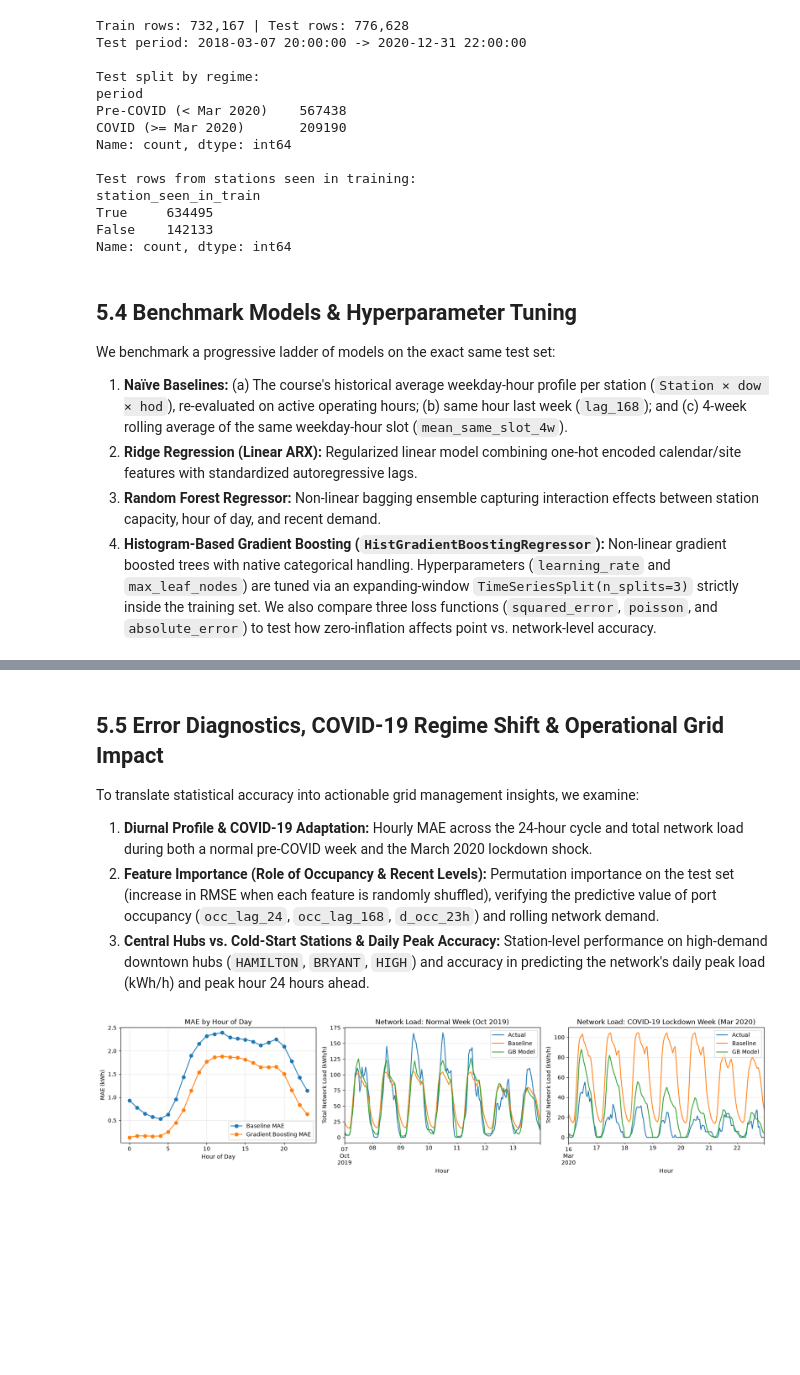
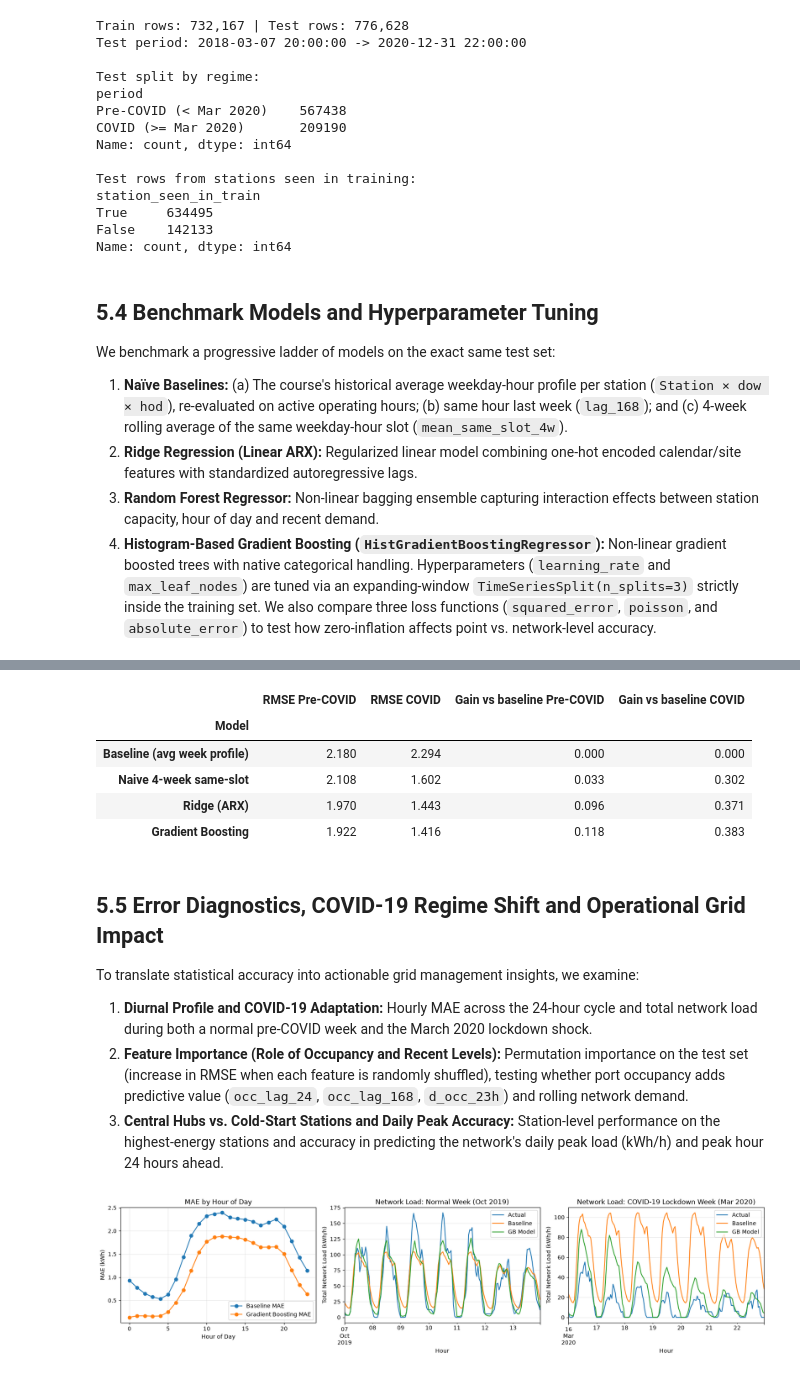
Before and after one commit to FridaGi/ITBA, a Jupyter notebook: ITBA_Project.ipynb, the cells around one changed output, grey strips where cells are left out. Cells and saved outputs as stored; diff of their text form; code cells hidden in the pictures; blank space fills up the shorter version.

```diff
--- a/ITBA_Project.ipynb
+++ b/ITBA_Project.ipynb
@@ -967,8 +967,8 @@ To ensure that every prediction for day $D+1$ can be generated at 23:59 of day $
 # %%
-# 1. Calendar & cyclical features for target day D+1
+# 1. Calendar and cyclical features for target day D+1
 H["date"] = H["Hour"].dt.normalize()
 H["hod"] = H["Hour"].dt.hour
-H["dow"] = H["Hour"].dt.dayofweek
+H["dow"] = H["Hour"].dt.day_of_week
 H["month"] = H["Hour"].dt.month
 H["is_weekend"] = (H["dow"] >= 5).astype(int)
 H["hod_sin"] = np.sin(2 * np.pi * H["hod"] / 24.0)
@@ -977,7 +977,7 @@ H["hod_cos"] = np.cos(2 * np.pi * H["hod"] / 24.0)
 hol = USFederalHolidayCalendar().holidays(H["date"].min(), H["date"].max())
 H["is_holiday"] = H["date"].isin(hol).astype(int)
 
-# 2. Day-level station & network features observed up to 23:59 of day D
+# 2. Day-level station and network features observed up to 23:59 of day D
 day = H.groupby(["Station Name", "date"]).agg(
     E_day=("Energy", "sum"),
     occ_day=("Occ", "sum"),
@@ -1017,7 +1017,7 @@ H["mean_same_slot_4w"] = sum(gs["Energy"].shift(168 * k) for k in range(1, 5)) /
 H["occ_lag_24"] = gs["Occ"].shift(24)
 H["occ_lag_168"] = gs["Occ"].shift(168)
 
-# 4. Static station & site features (for cross-station learning and cold-start stations)
+# 4. Static station and site features (for cross-station learning and stations that started in the test period)
 d2 = df.copy()
 d2["Station Name"] = d2["Station Name"].str.replace(r"#\s+", "#", regex=True)
 H = H.merge(
@@ -1110,11 +1114,11 @@ True     634495
 False    142133
 Name: count, dtype: int64
 # %% [markdown]
-## 5.4 Benchmark Models & Hyperparameter Tuning
+## 5.4 Benchmark Models and Hyperparameter Tuning
 We benchmark a progressive ladder of models on the exact same test set:
 1. **Naïve Baselines:** (a) The course's historical average weekday-hour profile per station (`Station × dow × hod`), re-evaluated on active operating hours; (b) same hour last week (`lag_168`); and (c) 4-week rolling average of the same weekday-hour slot (`mean_same_slot_4w`).
 2. **Ridge Regression (Linear ARX):** Regularized linear model combining one-hot encoded calendar/site features with standardized autoregressive lags.
-3. **Random Forest Regressor:** Non-linear bagging ensemble capturing interaction effects between station capacity, hour of day, and recent demand.
+3. **Random Forest Regressor:** Non-linear bagging ensemble capturing interaction effects between station capacity, hour of day and recent demand.
 4. **Histogram-Based Gradient Boosting (`HistGradientBoostingRegressor`):** Non-linear gradient boosted trees with native categorical handling. Hyperparameters (`learning_rate` and `max_leaf_nodes`) are tuned via an expanding-window `TimeSeriesSplit(n_splits=3)` strictly inside the training set. We also compare three loss functions (`squared_error`, `poisson`, and `absolute_error`) to test how zero-inflation affects point vs. network-level accuracy.
 # %%
 results = []
@@ -1198,12 +1202,34 @@ Best Gradient Boosting hyperparameters: {'learning_rate': 0.05, 'max_leaf_nodes'
 | 3a. Gradient Boosting (Squared Er... | 1.116 | 1.800 | 93.082 | 1.245 | 0.764 | 9.535 | 18.593 | ... |
 | 3b. Gradient Boosting (poisson) | 1.112 | 1.805 | 92.794 | 1.241 | 0.762 | 9.578 | 18.388 | ... |
 | 3b. Gradient Boosting (absolute_e... | 1.199 | 2.619 | 100.000 | 1.439 | 0.547 | 37.651 | -18.435 | ... |
+# %%
+pre = (test["period"] == "Pre-COVID (< Mar 2020)").values
+rows = []
+for name, p in {"Baseline (avg week profile)": test["base"].values,
+                "Naive 4-week same-slot": test["mean_same_slot_4w"].values,
+                "Ridge (ARX)": p_ridge,
+                "Gradient Boosting": p_hgb}.items():
+    p = np.clip(np.asarray(p), 0, None)
+    rows.append({"Model": name,
+                 "RMSE Pre-COVID": rmse(test["Energy"].values[pre], p[pre]),
+                 "RMSE COVID": rmse(test["Energy"].values[~pre], p[~pre])})
+reg = pd.DataFrame(rows).set_index("Model")
+reg["Gain vs baseline Pre-COVID"] = 1 - reg["RMSE Pre-COVID"] / reg.loc["Baseline (avg week profile)", "RMSE Pre-COVID"]
+reg["Gain vs baseline COVID"] = 1 - reg["RMSE COVID"] / reg.loc["Baseline (avg week profile)", "RMSE COVID"]
+reg.round(3)
+# %% [output]
+|  | RMSE Pre-COVID | RMSE COVID | Gain vs baseline Pre-COVID | Gain vs baseline COVID |
+| Model |  |  |  |  |
+| Baseline (avg week profile) | 2.180 | 2.294 | 0.000 | 0.000 |
+| Naive 4-week same-slot | 2.108 | 1.602 | 0.033 | 0.302 |
+| Ridge (ARX) | 1.970 | 1.443 | 0.096 | 0.371 |
+| Gradient Boosting | 1.922 | 1.416 | 0.118 | 0.383 |
 # %% [markdown]
-## 5.5 Error Diagnostics, COVID-19 Regime Shift & Operational Grid Impact
+## 5.5 Error Diagnostics, COVID-19 Regime Shift and Operational Grid Impact
 To translate statistical accuracy into actionable grid management insights, we examine:
-1. **Diurnal Profile & COVID-19 Adaptation:** Hourly MAE across the 24-hour cycle and total network load during both a normal pre-COVID week and the March 2020 lockdown shock.
-2. **Feature Importance (Role of Occupancy & Recent Levels):** Permutation importance on the test set (increase in RMSE when each feature is randomly shuffled), verifying the predictive value of port occupancy (`occ_lag_24`, `occ_lag_168`, `d_occ_23h`) and rolling network demand.
-3. **Central Hubs vs. Cold-Start Stations & Daily Peak Accuracy:** Station-level performance on high-demand downtown hubs (`HAMILTON`, `BRYANT`, `HIGH`) and accuracy in predicting the network's daily peak load (kWh/h) and peak hour 24 hours ahead.
+1. **Diurnal Profile and COVID-19 Adaptation:** Hourly MAE across the 24-hour cycle and total network load during both a normal pre-COVID week and the March 2020 lockdown shock.
+2. **Feature Importance (Role of Occupancy and Recent Levels):** Permutation importance on the test set (increase in RMSE when each feature is randomly shuffled), testing whether port occupancy adds predictive value (`occ_lag_24`, `occ_lag_168`, `d_occ_23h`) and rolling network demand.
+3. **Central Hubs vs. Cold-Start Stations and Daily Peak Accuracy:** Station-level performance on the highest-energy stations and accuracy in predicting the network's daily peak load (kWh/h) and peak hour 24 hours ahead.
 # %%
 test["pred"] = p_hgb
 
```
Also changed, not shown: parts of 15 cells of this notebook.
